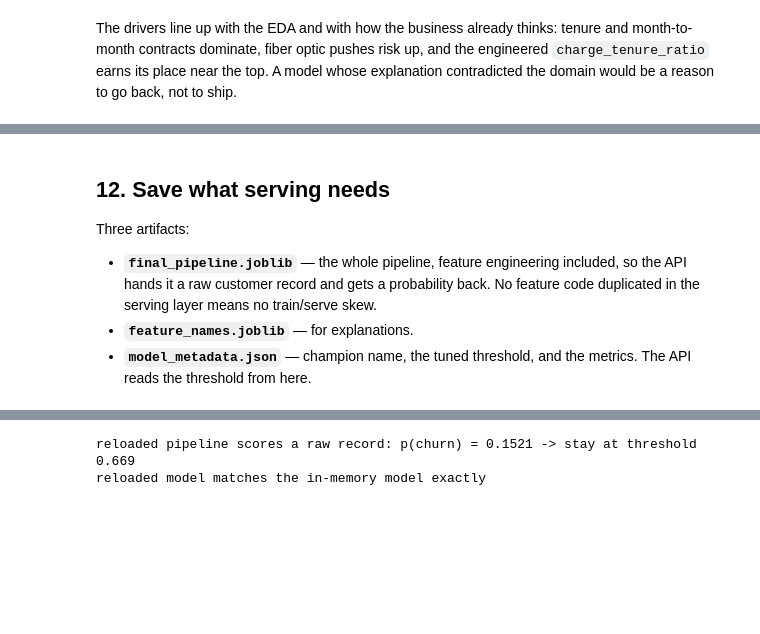
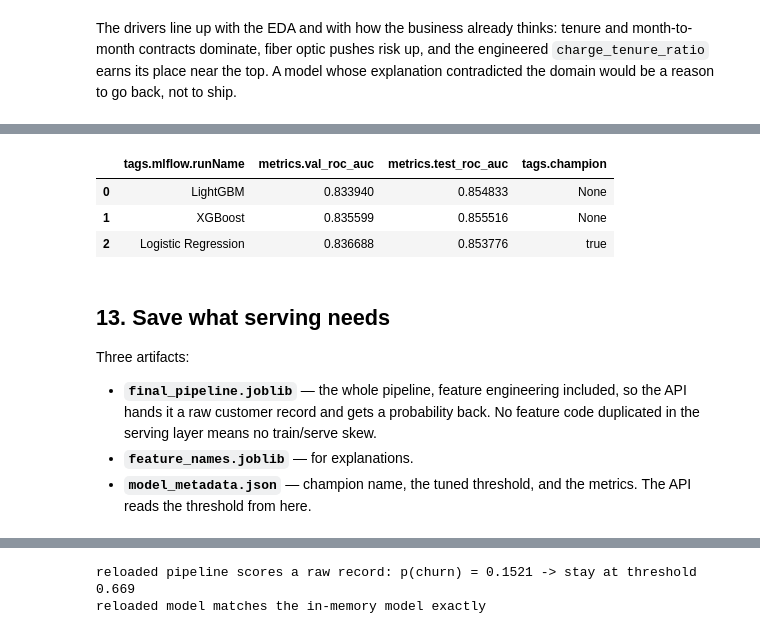
Before and after one commit to Yahya-osama-mohmamed/telco-churn-prediction, a Jupyter notebook: notebooks/churn_analysis.ipynb, the cells around one changed output, grey strips where cells are left out. Cells and saved outputs as stored; diff of their text form; code cells hidden in the pictures; blank space fills up the shorter version.

```diff
--- a/notebooks/churn_analysis.ipynb
+++ b/notebooks/churn_analysis.ipynb
@@ -820,0 +836,34 @@ explanation contradicted the domain would be a reason to go back, not to ship.
+# %%
+mlflow.set_tracking_uri(f"file:///{(lib.PROJECT_ROOT / 'mlruns').as_posix()}")
+mlflow.set_experiment("telco-churn-prediction")
+
+for name, model in fitted.items():
+    row = comparison.loc[name]
+    search_row = next(r for r in search_results if r["model"] == name)
+
+    with mlflow.start_run(run_name=name):
+        mlflow.log_params({k.replace("classifier__", ""): v
+                           for k, v in best_params[name].items()})
+        mlflow.log_param("n_training_rows", len(X_train))
+
+        mlflow.log_metrics({
+            "cv_roc_auc": float(search_row["cv_roc_auc"]),
+            "train_roc_auc": float(search_row["train_roc_auc"]),
+            "val_roc_auc": float(row["val_roc_auc"]),
+            "test_roc_auc": float(row["test_roc_auc"]),
+            "val_pr_auc": float(row["val_pr_auc"]),
+            "overfit_gap": float(row["overfit_gap"]),
+            "fit_seconds": float(search_row["fit_seconds"]),
+        })
+
+        if name == best_name:
+            # Only the champion gets a threshold - it is a property of the
+            # model we actually ship, not of the comparison.
+            mlflow.set_tag("champion", "true")
+            mlflow.log_param("decision_threshold", round(threshold, 4))
+            mlflow.log_metrics({f"test_{k}_at_threshold": float(v)
+                                for k, v in test_metrics.items()})
+            mlflow.sklearn.log_model(model, artifact_path="pipeline")
+
+print(f"logged {len(fitted)} runs to {mlflow.get_tracking_uri()}")
+print(f"champion run tagged: {best_name}")
@@ -821,5 +875,14 @@ explanation contradicted the domain would be a reason to go back, not to ship.
+# %%
+runs = mlflow.search_runs(experiment_names=["telco-churn-prediction"])
+cols = ["tags.mlflow.runName", "metrics.val_roc_auc", "metrics.test_roc_auc", "tags.champion"]
+runs[[c for c in cols if c in runs.columns]].head(10)
+# %% [output]
+|  | tags.mlflow.runName | metrics.val_roc_auc | metrics.test_roc_auc | tags.champion |
+| 0 | LightGBM | 0.833940 | 0.854833 | None |
+| 1 | XGBoost | 0.835599 | 0.855516 | None |
+| 2 | Logistic Regression | 0.836688 | 0.853776 | true |
 # %% [markdown]
-## 12. Save what serving needs
+## 13. Save what serving needs
 
 Three artifacts:
 
```
Also changed, not shown: parts of 5 cells of this notebook, 3 other files.
